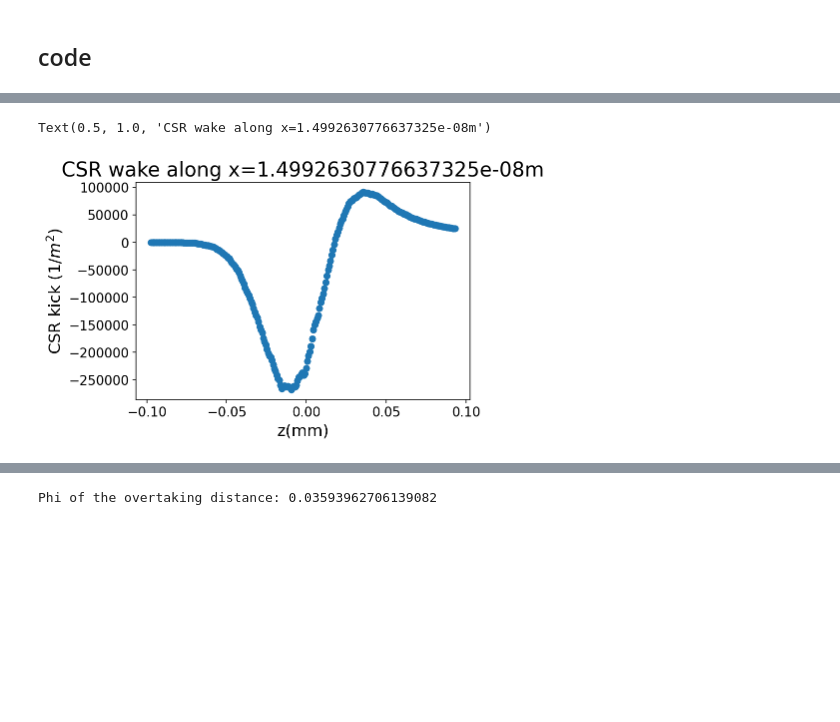
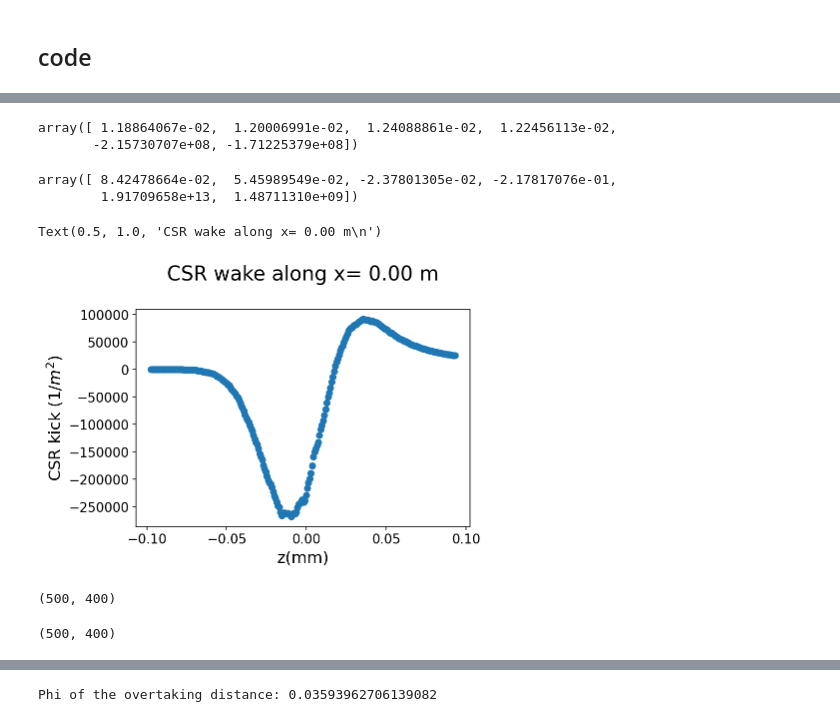
Before and after one commit to weiyuanlou/PyCSR2D, a Jupyter notebook: benchmarking/one_bend_transient/transient_wake.ipynb, the cells around one changed output, grey strips where cells are left out. Drawn from its saved outputs; the diff is of its cells as text; code cells hidden in the pictures; blank space fills up the shorter version.

Commit message:
Adding transient wake computations (ongoing)

```diff
--- a/benchmarking/one_bend_transient/transient_wake.ipynb
+++ b/benchmarking/one_bend_transient/transient_wake.ipynb
@@ -142,0 +487,20 @@ beam[2] = beam[2] + r36 * beam[5]
+# %%
+W=Ws_case_B_grid.T   # *kick_factor*p0c/W0
+
+cmap = matplotlib.cm.get_cmap('inferno')
+colors = cmap(np.linspace(0,1,len(W)))
+fig, ax = plt.subplots(figsize=(6,4))
+for i, ws in enumerate(W):
+    ax.plot(zvec*1e6, ws, color=colors[i])
+
+xmin = min(xvec)
+xmax = max(xvec)
+
+sm = plt.cm.ScalarMappable(cmap=cmap, norm=plt.Normalize(vmin=xmin, vmax=xmax))
+cbar = fig.colorbar(sm)
+
+cbar.set_label('$x$'+' (µm)')
+#ax.set_title('2D CSR wake')
+ax.set_xlabel('$z$'+' (µm)')
+ax.set_ylabel(r'$W_s\, (1/\mathrm{m^2})$')
+#plt.savefig('Ws.png', dpi=150)
@@ -150,23 +517,10 @@ from csr2d.central_difference import central_difference_z
 from csr2d.deposit import split_particles, deposit_particles, histogram_cic_2d
 
 def csr2d_kick_calc_copy(
-    z_b,
-    x_b,
-    weight,
-    *,
-    gamma=None,
-    rho=None,
-    nz=100,
-    nx=100,
-    xlim=None,
-    zlim=None,
-    reuse_psi_grids=False,
-    psi_s_grid_old=None,
-    psi_x_grid_old=None,
-    map_f=map,
-    species="electron",
-    imethod='map_coordinates',
-    debug=False):
+    z_b,x_b,weight,*,
+    gamma=None,rho=None,nz=100,nx=100,xlim=None,zlim=None,
+    reuse_psi_grids=False,psi_s_grid_old=None,psi_x_grid_old=None,map_f=map,
+    species="electron",imethod='map_coordinates',debug=False):
 
     # Grid setup
     if zlim:
@@ -238,6 +592,6 @@ def csr2d_kick_calc_copy(
 # %%
 zvec,xvec,zvec2,xvec2, lambda_grid_filtered_prime, psi_s_grid, psi_x_grid, Ws_grid, Wx_grid, dz, dx = csr2d_kick_calc_copy(beam[4,:], beam[0,:],
                                            charges, gamma=gamma, rho=rho,
-                                           nz=250, nx=200,
+                                           nz=400, nx=300,
                                            map_f = map, debug=True)
 # %% [output]
@@ -247,11 +702,29 @@ Convolution takes: 0.04663252830505371 s
+# %%
+psi_s_grid_prime[245:251,199]
+# %% [output]
+array([ 1.18864067e-02,  1.20006991e-02,  1.24088861e-02,  1.22456113e-02,
+       -2.15730707e+08, -1.71225379e+08])
+# %%
+Es_grid[245:251,199]
+# %% [output]
+array([ 8.42478664e-02,  5.45989549e-02, -2.37801305e-02, -2.17817076e-01,
+        1.91709658e+13,  1.48711310e+09])
 # %%
 # This should look like steady-state wake
 xix = np.argmin(np.abs(xvec - 0))
 plt.scatter(zvec*10**3, Ws_grid[:,xix])
 
 plt.xlabel('z(mm)', fontsize=16)
 plt.ylabel('CSR kick $(1/m^2)$', fontsize=16)
-plt.title('CSR wake along x='+str(xvec[xix])+'m',  fontsize=20)
+plt.title(f'CSR wake along x= {xvec[xix]:.2f} m\n',  fontsize=20)
 # %% [output]
-Text(0.5, 1.0, 'CSR wake along x=1.4992630776637325e-08m')
+Text(0.5, 1.0, 'CSR wake along x= 0.00 m\n')
-[figure, old version]
+[figure, new version]
+# %%
+psi_s_grid_prime.shape
+# %% [output]
+(500, 400)
+# %%
+Es_grid.shape
+# %% [output]
+(500, 400)
```
Also changed, not shown: parts of 62 cells of this notebook, 6 other files.
